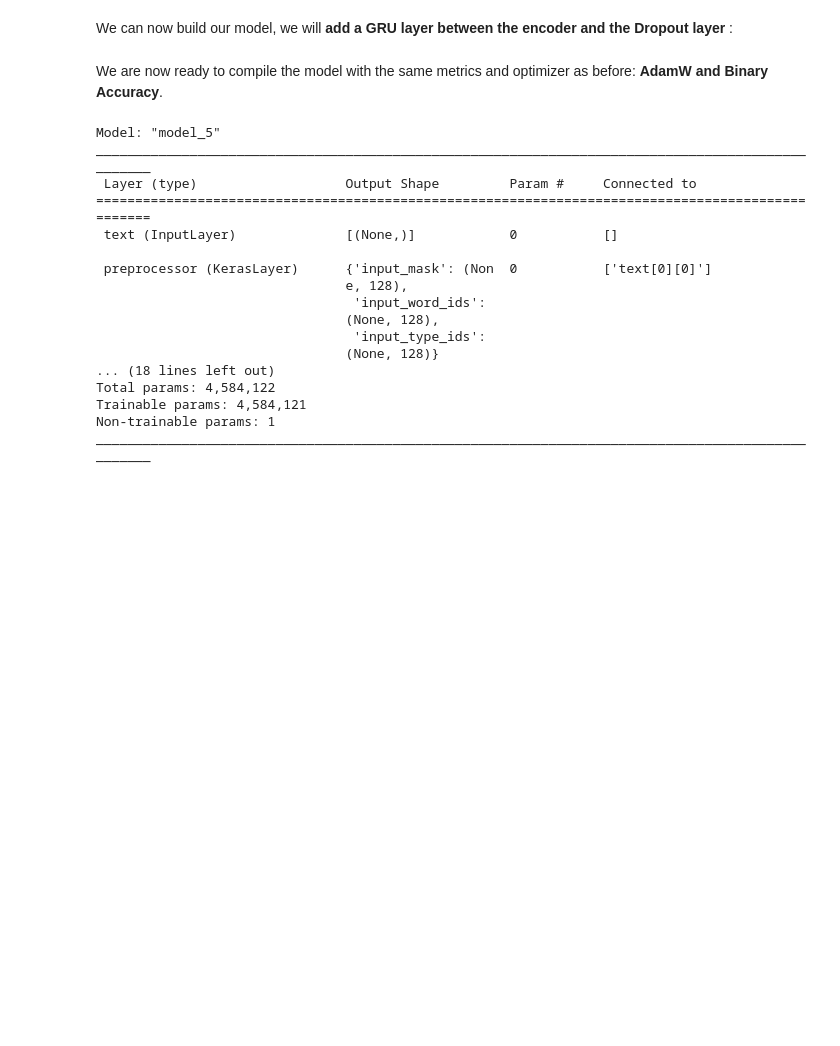
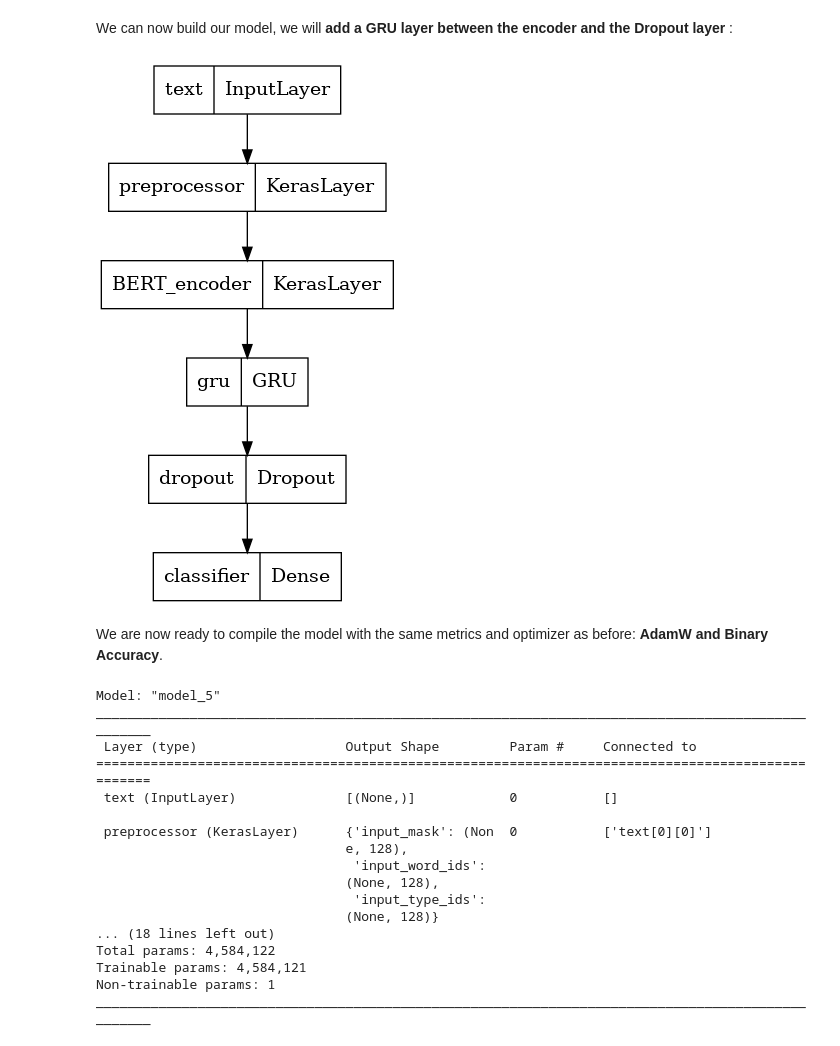
Before and after one commit to Faskill/Twitter-Sentiment-Analysis, a Jupyter notebook: P7_01_Advanced_Model_Notebook.ipynb, the cells around one changed output. Cells and saved outputs as stored; diff of their text form; code cells hidden in the pictures; blank space fills up the shorter version.

```diff
--- a/P7_01_Advanced_Model_Notebook.ipynb
+++ b/P7_01_Advanced_Model_Notebook.ipynb
@@ -909,15 +909,18 @@ We can now build our model, we will **add a GRU layer between the encoder and th
 # %%
 def build_classifier_model():
     text_input = tf.keras.layers.Input(shape=(), dtype=tf.string, name='text')
     encoder_inputs = preprocessor(text_input)
     outputs = encoder(encoder_inputs)
     net = outputs['sequence_output']
     net = tf.keras.layers.GRU(200)(net)
     net = tf.keras.layers.Dropout(0.3)(net)
     net = tf.keras.layers.Dense(1, activation=None, name='classifier')(net)
     return tf.keras.Model(text_input, net)
 
 classifier_model = build_classifier_model()
+tf.keras.utils.plot_model(classifier_model)
+# %% [output]
+[figure, added]
 # %% [markdown]
 We are now ready to compile the model with the same metrics and optimizer as before: **AdamW and Binary Accuracy**.
 # %%
```
Also changed, not shown: parts of 2 cells of this notebook, 1 other file.
